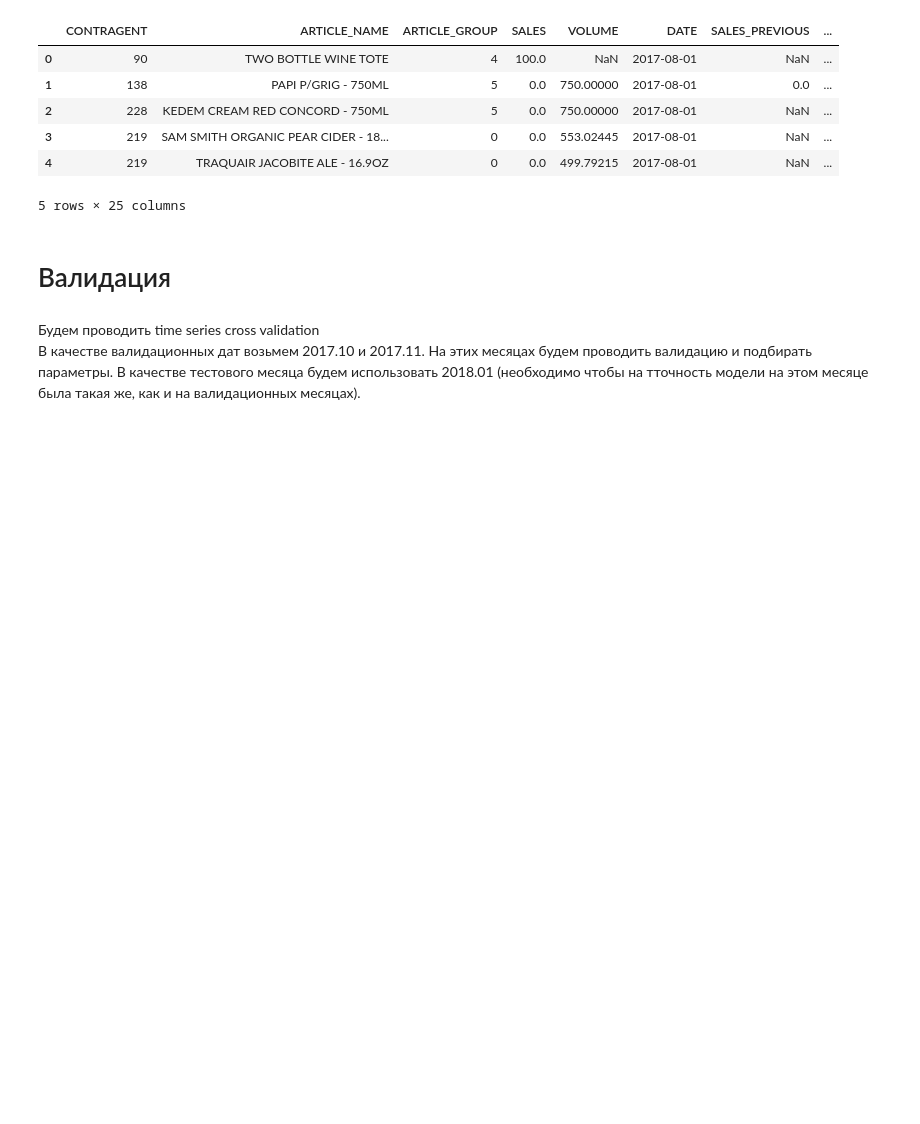
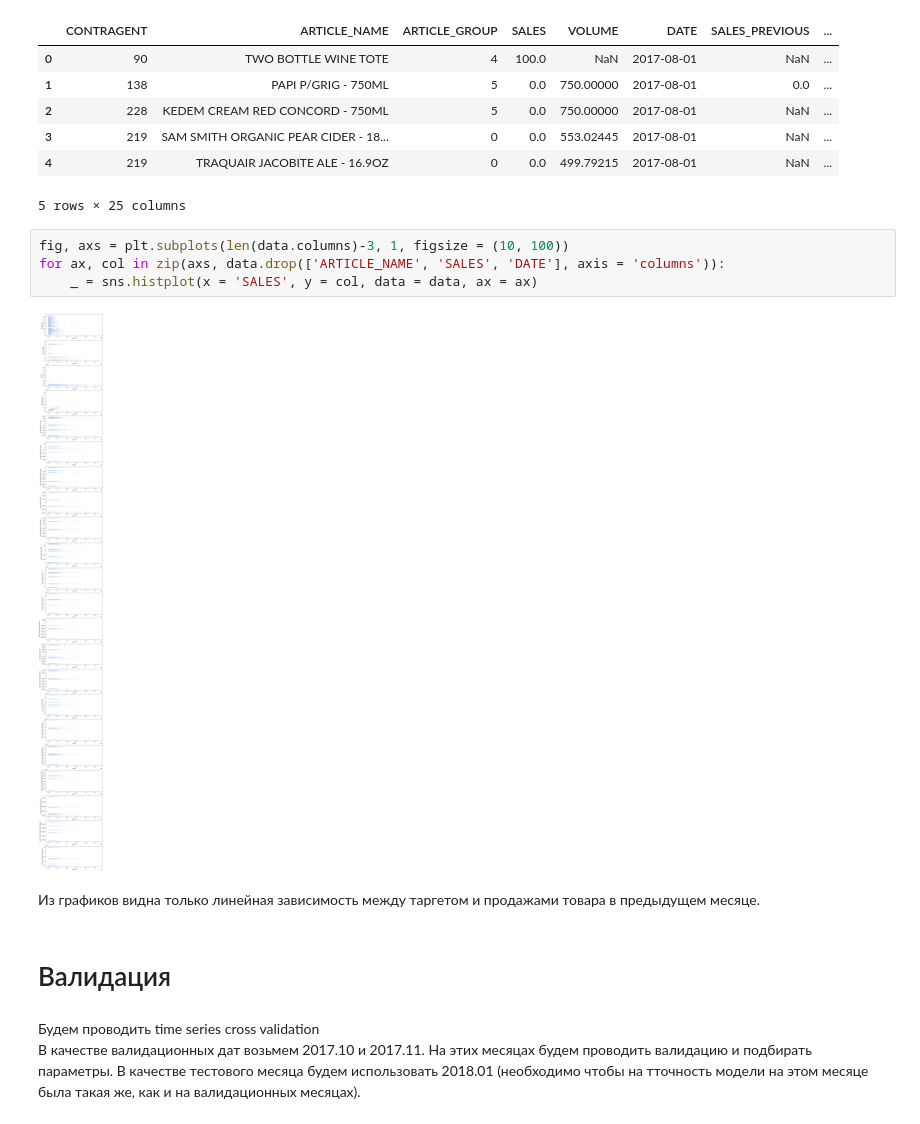
Before and after one commit to Iliaavilov/magnit_test, a Jupyter notebook: Regression_task.ipynb, the cells around one changed output. Cells and saved outputs as stored; diff of their text form; blank space fills up the shorter version.

```diff
--- a/Regression_task.ipynb
+++ b/Regression_task.ipynb
@@ -488,6 +488,14 @@ data.head()
 | 3 | 219 | SAM SMITH ORGANIC PEAR CIDER - 18... | 0 | 0.0 | 553.02445 | 2017-08-01 | NaN | ... |
 | 4 | 219 | TRAQUAIR JACOBITE ALE - 16.9OZ | 0 | 0.0 | 499.79215 | 2017-08-01 | NaN | ... |
 5 rows × 25 columns
+# %%
+fig, axs = plt.subplots(len(data.columns)-3, 1, figsize = (10, 100))
+for ax, col in zip(axs, data.drop(['ARTICLE_NAME', 'SALES', 'DATE'], axis = 'columns')):
+    _ = sns.histplot(x = 'SALES', y = col, data = data, ax = ax)
+# %% [output]
+[figure, added]
+# %% [markdown]
+Из графиков видна только линейная зависимость между таргетом и продажами товара в предыдущем месяце.
 # %% [markdown]
 # Валидация
 # %% [markdown]
```
Also changed, not shown: parts of 6 cells of this notebook.
